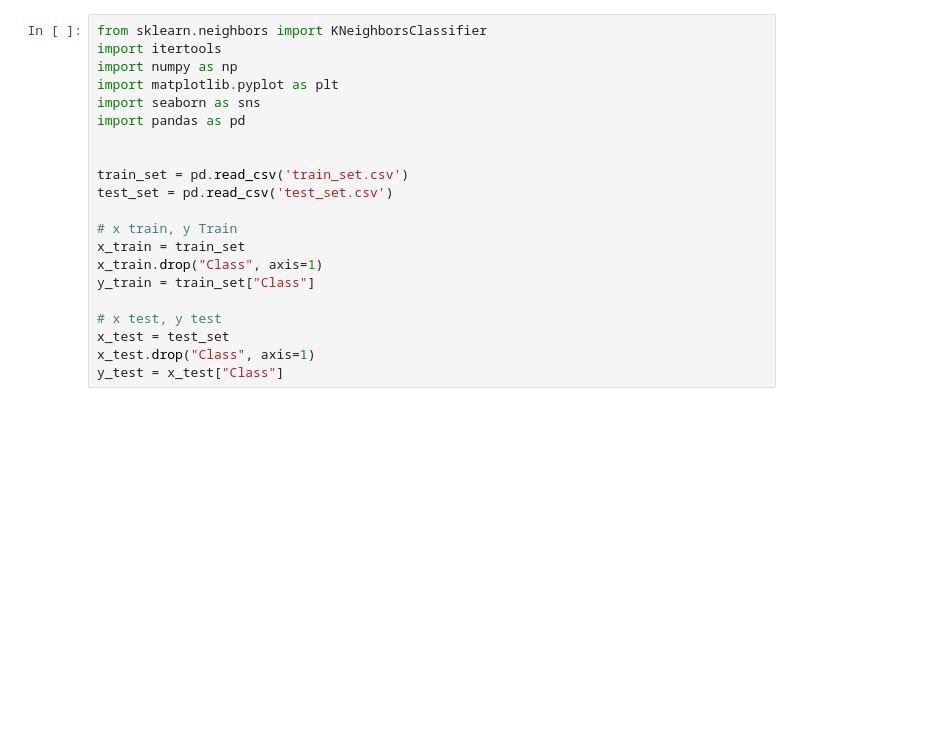
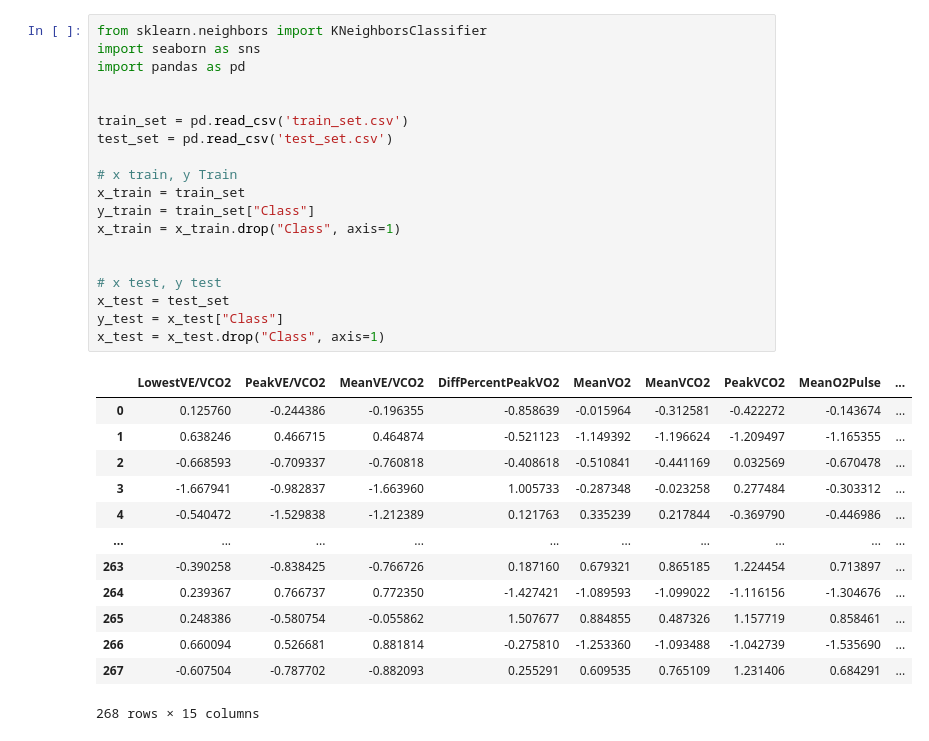
Before and after one commit to joackinsantos/CS-177-Project, a Jupyter notebook: 5_models_adrian.ipynb, the cells around one changed output. Drawn from its saved outputs; the diff is of its cells as text; blank space fills up the shorter version.

```diff
--- a/5_models_adrian.ipynb
+++ b/5_models_adrian.ipynb
@@ -1,24 +1,36 @@
 # %%
 from sklearn.neighbors import KNeighborsClassifier
-import itertools
-import numpy as np
-import matplotlib.pyplot as plt
 import seaborn as sns
 import pandas as pd
 
 
 train_set = pd.read_csv('train_set.csv')
 test_set = pd.read_csv('test_set.csv')
 
 # x train, y Train
 x_train = train_set
-x_train.drop("Class", axis=1)
 y_train = train_set["Class"]
+x_train = x_train.drop("Class", axis=1)
+
 
 # x test, y test
 x_test = test_set
-x_test.drop("Class", axis=1)
 y_test = x_test["Class"]
+x_test = x_test.drop("Class", axis=1)
+# %% [output]
+|  | LowestVE/VCO2 | PeakVE/VCO2 | MeanVE/VCO2 | DiffPercentPeakVO2 | MeanVO2 | MeanVCO2 | PeakVCO2 | MeanO2Pulse | ... |
+| 0 | 0.125760 | -0.244386 | -0.196355 | -0.858639 | -0.015964 | -0.312581 | -0.422272 | -0.143674 | ... |
+| 1 | 0.638246 | 0.466715 | 0.464874 | -0.521123 | -1.149392 | -1.196624 | -1.209497 | -1.165355 | ... |
+| 2 | -0.668593 | -0.709337 | -0.760818 | -0.408618 | -0.510841 | -0.441169 | 0.032569 | -0.670478 | ... |
+| 3 | -1.667941 | -0.982837 | -1.663960 | 1.005733 | -0.287348 | -0.023258 | 0.277484 | -0.303312 | ... |
+| 4 | -0.540472 | -1.529838 | -1.212389 | 0.121763 | 0.335239 | 0.217844 | -0.369790 | -0.446986 | ... |
+| ... | ... | ... | ... | ... | ... | ... | ... | ... | ... |
+| 263 | -0.390258 | -0.838425 | -0.766726 | 0.187160 | 0.679321 | 0.865185 | 1.224454 | 0.713897 | ... |
+| 264 | 0.239367 | 0.766737 | 0.772350 | -1.427421 | -1.089593 | -1.099022 | -1.116156 | -1.304676 | ... |
+| 265 | 0.248386 | -0.580754 | -0.055862 | 1.507677 | 0.884855 | 0.487326 | 1.157719 | 0.858461 | ... |
+| 266 | 0.660094 | 0.526681 | 0.881814 | -0.275810 | -1.253360 | -1.093488 | -1.042739 | -1.535690 | ... |
+| 267 | -0.607504 | -0.787702 | -0.882093 | 0.255291 | 0.609535 | 0.765109 | 1.231406 | 0.684291 | ... |
+268 rows × 15 columns
 # %%
 knn_clf=KNeighborsClassifier()
 knn_clf.fit(x_train,y_train)
```
Also changed, not shown: parts of 8 cells of this notebook, 1 other file.
